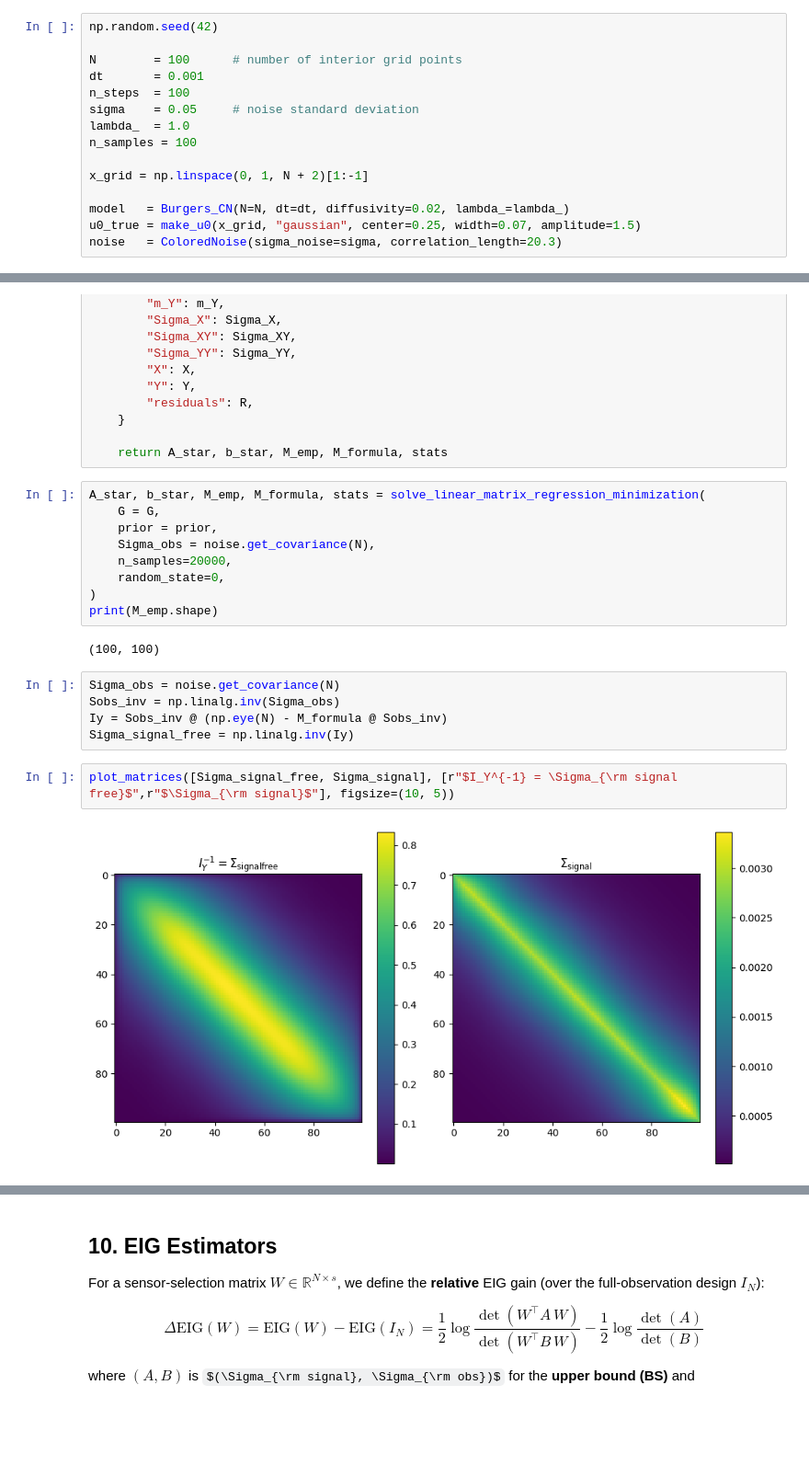
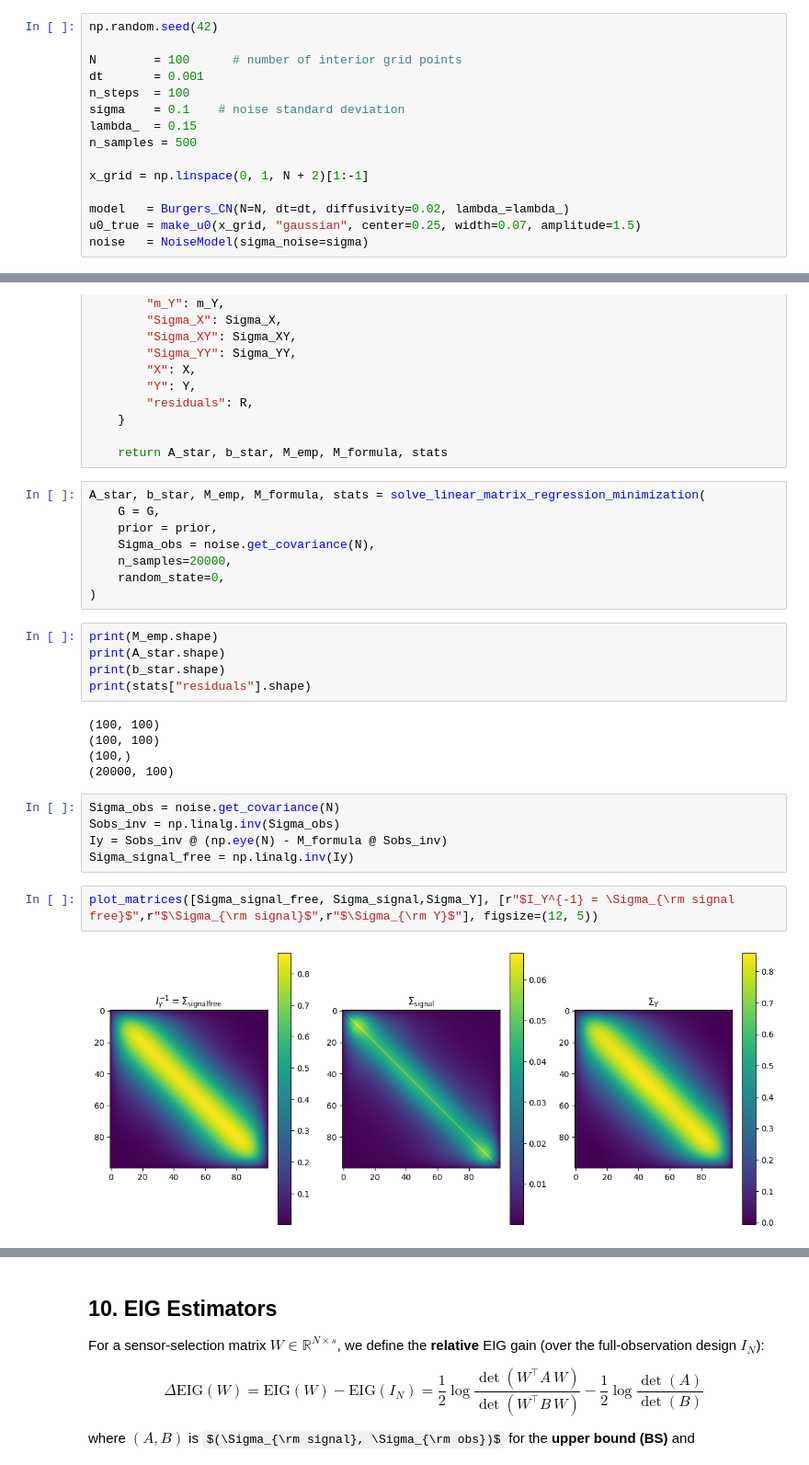
Before and after one commit to mohamed495/pyBOED, a Jupyter notebook: tutorials/notebooks/boed/tuto_incremental_bounds_standard.ipynb, the cells around one changed output, grey strips where cells are left out. Shown at 92% size. Cells and saved outputs as stored; diff of their text form; some formulas as TeX source; blank space fills up the shorter version.

```diff
--- a/tutorials/notebooks/boed/tuto_incremental_bounds_standard.ipynb
+++ b/tutorials/notebooks/boed/tuto_incremental_bounds_standard.ipynb
@@ -34,15 +34,15 @@ np.random.seed(42)
 N        = 100      # number of interior grid points
 dt       = 0.001
 n_steps  = 100
-sigma    = 0.05     # noise standard deviation
-lambda_  = 1.0
-n_samples = 100
+sigma    = 0.1    # noise standard deviation
+lambda_  = 0.15
+n_samples = 500
 
 x_grid = np.linspace(0, 1, N + 2)[1:-1]
 
 model   = Burgers_CN(N=N, dt=dt, diffusivity=0.02, lambda_=lambda_)
 u0_true = make_u0(x_grid, "gaussian", center=0.25, width=0.07, amplitude=1.5)
-noise   = ColoredNoise(sigma_noise=sigma, correlation_length=20.3)
+noise   = NoiseModel(sigma_noise=sigma)
 # %% [markdown]
 ## 3. Prior
 
@@ -534,18 +534,25 @@ A_star, b_star, M_emp, M_formula, stats = solve_linear_matrix_regression_minimiz
     n_samples=20000,
     random_state=0,
 )
-print(M_emp.shape)
-# %% [output]
-(100, 100)
+# %%
+print(M_emp.shape)
+print(A_star.shape)
+print(b_star.shape)
+print(stats["residuals"].shape)
+# %% [output]
+(100, 100)
+(100, 100)
+(100,)
+(20000, 100)
 # %%
 Sigma_obs = noise.get_covariance(N)
 Sobs_inv = np.linalg.inv(Sigma_obs)
 Iy = Sobs_inv @ (np.eye(N) - M_formula @ Sobs_inv)
 Sigma_signal_free = np.linalg.inv(Iy)
 # %%
-plot_matrices([Sigma_signal_free, Sigma_signal], [r"$I_Y^{-1} = \Sigma_{\rm signal free}$",r"$\Sigma_{\rm signal}$"], figsize=(10, 5))
+plot_matrices([Sigma_signal_free, Sigma_signal,Sigma_Y], [r"$I_Y^{-1} = \Sigma_{\rm signal free}$",r"$\Sigma_{\rm signal}$",r"$\Sigma_{\rm Y}$"], figsize=(12, 5))
 # %% [output]
-[figure, old version]
+[figure, new version]
 # %%
 print(f"relative error nuc in %: {np.round(np.linalg.norm(Sigma_signal-Sigma_Y,ord='nuc')*100/np.linalg.norm(Sigma_Y,ord='nuc'),2)} %")
 print(f"relative error fro in %: {np.round(np.linalg.norm(Sigma_signal_free-Sigma_signal,ord='fro')*100/np.linalg.norm(Sigma_signal,ord='nuc'),2)} %")
```
Also changed, not shown: parts of 11 cells of this notebook, 6 other files.
